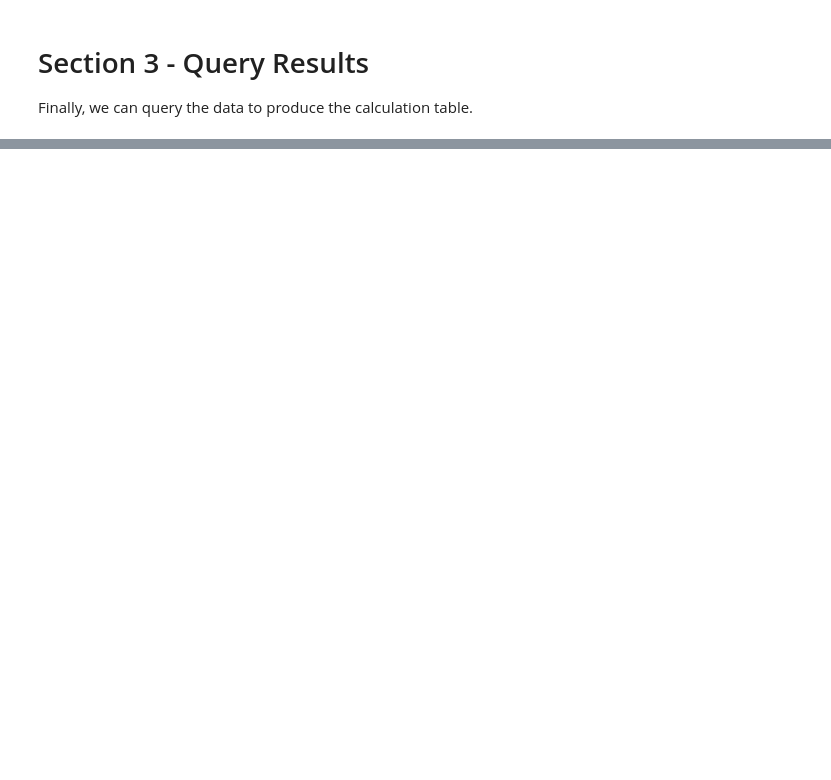
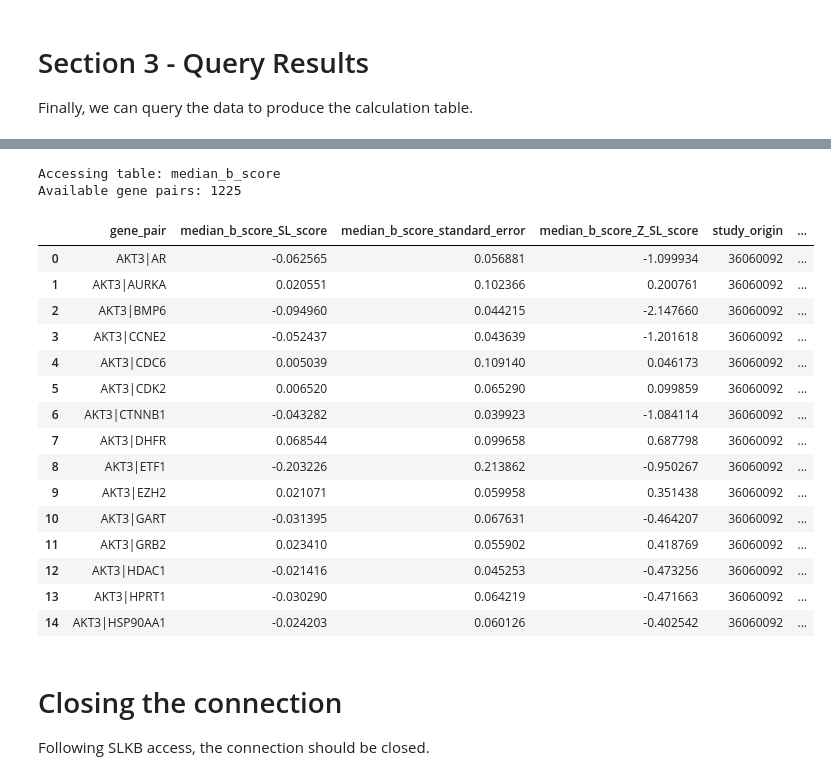
Before and after one commit to BirkanGokbag/SLKB-Analysis-Pipeline, a Jupyter notebook: SLKB/files/pipeline.ipynb, the cells around one changed output, grey strips where cells are left out. Drawn from its saved outputs; the diff is of its cells as text; code cells hidden in the pictures; blank space fills up the shorter version.

```diff
--- a/SLKB/files/pipeline.ipynb
+++ b/SLKB/files/pipeline.ipynb
@@ -245,7 +252,7 @@ Score insert: 1225
 # %% [markdown]
 ## Horlbeck Score
 # %%
-if not SLKB.check_if_added_to_table(curr_counts.copy(), 'HORLBECK_SCORE', SLKB_engine):
+if not SLKB.check_if_added_to_table(curr_counts.copy(), 'horlbeck_score', SLKB_engine):
     horlbeck_res = SLKB.run_horlbeck_score(curr_counts.copy(), curr_study = curr_study, curr_cl = curr_cl, store_loc = os.getcwd(), save_dir = 'HORLBECK_Files', do_preprocessing = True, re_run = False)
-    SLKB.add_table_to_db(curr_counts.copy(), horlbeck_res['HORLBECK_SCORE'], 'HORLBECK_SCORE', SLKB_engine)
+    SLKB.add_table_to_db(curr_counts.copy(), horlbeck_res['HORLBECK_SCORE'], 'horlbeck_score', SLKB_engine)
 # %% [output]
@@ -270,7 +277,7 @@ Score insert: 1225
 ## GEMINI Score
 # %%
 cmd_params = []#['module load R/4.1.0']
-if not SLKB.check_if_added_to_table(curr_counts.copy(), 'GEMINI_SCORE', SLKB_engine):
+if not SLKB.check_if_added_to_table(curr_counts.copy(), 'gemini_score', SLKB_engine):
     gemini_res = SLKB.run_gemini_score(curr_counts.copy(), curr_study = curr_study, curr_cl = curr_cl, store_loc = os.getcwd(), save_dir = 'GEMINI_Files', command_line_params = cmd_params, re_run = False)
-    SLKB.add_table_to_db(curr_counts.copy(), gemini_res['GEMINI_SCORE'], 'GEMINI_SCORE', SLKB_engine)
+    SLKB.add_table_to_db(curr_counts.copy(), gemini_res['GEMINI_SCORE'], 'gemini_score', SLKB_engine)
 # %% [output]
@@ -290,5 +318,5 @@ Score insert: 1225
 # %%
-cmd_params = ['conda activate myEnv']
-if not SLKB.check_if_added_to_table(curr_counts.copy(), 'MAGECK_SCORE', SLKB_engine):
+cmd_params = []#'conda activate myEnv'
+if not SLKB.check_if_added_to_table(curr_counts.copy(), 'mageck_score', SLKB_engine):
     mageck_res = SLKB.run_mageck_score(curr_counts.copy(), curr_study = curr_study, curr_cl = curr_cl, store_loc = os.getcwd(), save_dir = 'MAGECK_Files', command_line_params = cmd_params,re_run = False)
-    SLKB.add_table_to_db(curr_counts.copy(), mageck_res['MAGECK_SCORE'], 'MAGECK_SCORE', SLKB_engine)
+    SLKB.add_table_to_db(curr_counts.copy(), mageck_res['MAGECK_SCORE'], 'mageck_score', SLKB_engine)
@@ -442,0 +368,27 @@ all_scores.to_csv(os.path.join(os.getcwd(), 'all_scores.csv'))
+# %%
+temp = SLKB.query_result_table(curr_counts.copy(), 'median_b_score', curr_study, curr_cl, SLKB_engine)
+# %% [output]
+Accessing table: median_b_score
+Available gene pairs: 1225
+# %%
+temp.head(15)
+# %% [output]
+|  | gene_pair | median_b_score_SL_score | median_b_score_standard_error | median_b_score_Z_SL_score | study_origin | ... |
+| 0 | AKT3|AR | -0.062565 | 0.056881 | -1.099934 | 36060092 | ... |
+| 1 | AKT3|AURKA | 0.020551 | 0.102366 | 0.200761 | 36060092 | ... |
+| 2 | AKT3|BMP6 | -0.094960 | 0.044215 | -2.147660 | 36060092 | ... |
+| 3 | AKT3|CCNE2 | -0.052437 | 0.043639 | -1.201618 | 36060092 | ... |
+| 4 | AKT3|CDC6 | 0.005039 | 0.109140 | 0.046173 | 36060092 | ... |
+| 5 | AKT3|CDK2 | 0.006520 | 0.065290 | 0.099859 | 36060092 | ... |
+| 6 | AKT3|CTNNB1 | -0.043282 | 0.039923 | -1.084114 | 36060092 | ... |
+| 7 | AKT3|DHFR | 0.068544 | 0.099658 | 0.687798 | 36060092 | ... |
+| 8 | AKT3|ETF1 | -0.203226 | 0.213862 | -0.950267 | 36060092 | ... |
+| 9 | AKT3|EZH2 | 0.021071 | 0.059958 | 0.351438 | 36060092 | ... |
+| 10 | AKT3|GART | -0.031395 | 0.067631 | -0.464207 | 36060092 | ... |
+| 11 | AKT3|GRB2 | 0.023410 | 0.055902 | 0.418769 | 36060092 | ... |
+| 12 | AKT3|HDAC1 | -0.021416 | 0.045253 | -0.473256 | 36060092 | ... |
+| 13 | AKT3|HPRT1 | -0.030290 | 0.064219 | -0.471663 | 36060092 | ... |
+| 14 | AKT3|HSP90AA1 | -0.024203 | 0.060126 | -0.402542 | 36060092 | ... |
+# %% [markdown]
+# Closing the connection
+Following SLKB access, the connection should be closed.
```
Also changed, not shown: parts of 24 cells of this notebook, 11 other files.
